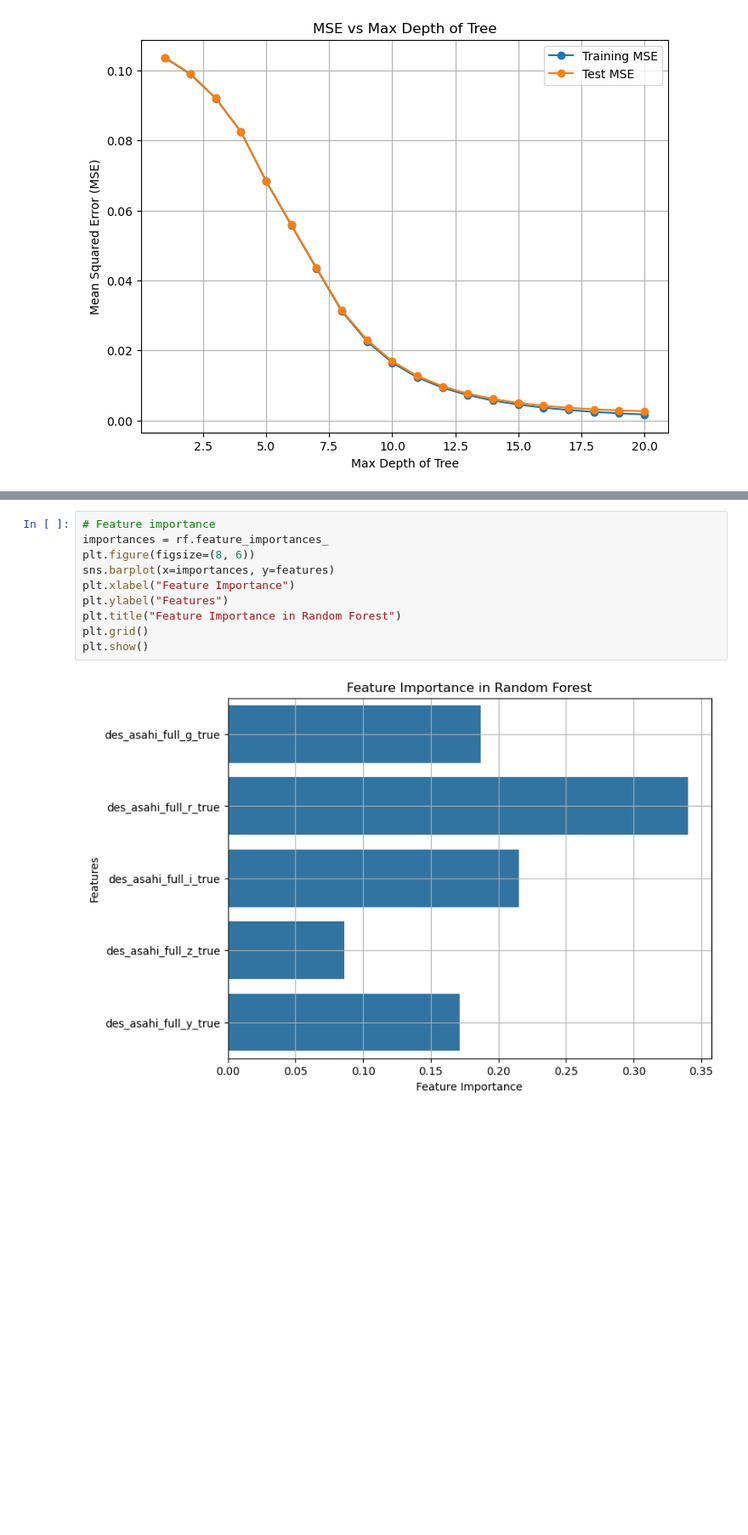
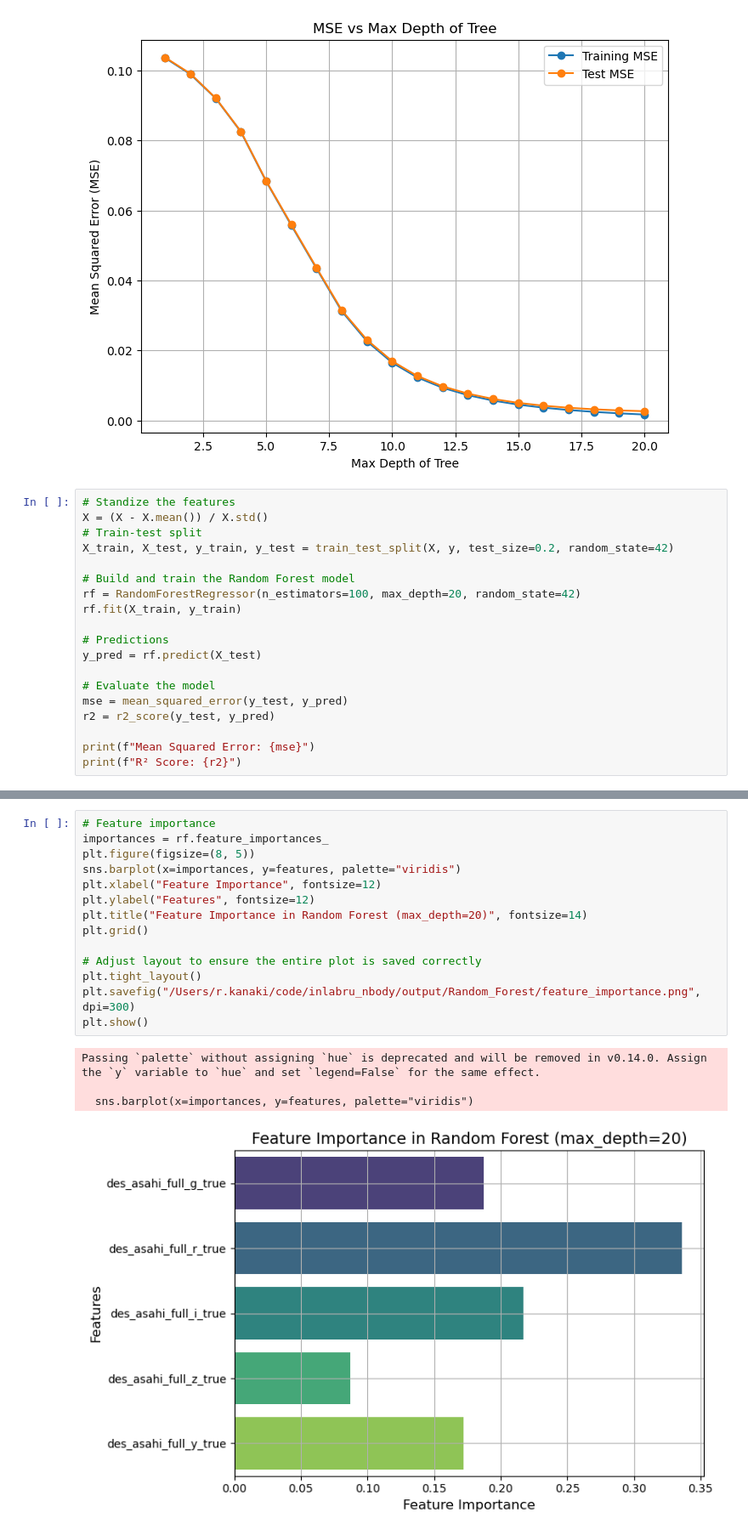
Before and after one commit to Rintaro0406/inlabru_nbody, a Jupyter notebook: notebooks/micecat2_random_forest_photoz.ipynb, the cells around one changed output, grey strips where cells are left out. Shown at 85% size. Cells and saved outputs as stored; diff of their text form; blank space fills up the shorter version.

```diff
--- a/notebooks/micecat2_random_forest_photoz.ipynb
+++ b/notebooks/micecat2_random_forest_photoz.ipynb
@@ -179,3 +179,22 @@ plt.savefig("/Users/r.kanaki/code/inlabru_nbody/output/Random_Forest/MSE_vs_Max_
 plt.show()
 # %% [output]
 [figure]
+# %%
+# Standize the features
+X = (X - X.mean()) / X.std()
+# Train-test split
+X_train, X_test, y_train, y_test = train_test_split(X, y, test_size=0.2, random_state=42)
+
+# Build and train the Random Forest model
+rf = RandomForestRegressor(n_estimators=100, max_depth=20, random_state=42)
+rf.fit(X_train, y_train)
+
+# Predictions
+y_pred = rf.predict(X_test)
+
+# Evaluate the model
+mse = mean_squared_error(y_test, y_pred)
+r2 = r2_score(y_test, y_pred)
+
+print(f"Mean Squared Error: {mse}")
+print(f"R² Score: {r2}")
@@ -208,15 +233,22 @@ plt.show()
 # %%
 # Feature importance
 importances = rf.feature_importances_
-plt.figure(figsize=(8, 6))
-sns.barplot(x=importances, y=features)
-plt.xlabel("Feature Importance")
-plt.ylabel("Features")
-plt.title("Feature Importance in Random Forest")
+plt.figure(figsize=(8, 5))
+sns.barplot(x=importances, y=features, palette="viridis")
+plt.xlabel("Feature Importance", fontsize=12)
+plt.ylabel("Features", fontsize=12)
+plt.title("Feature Importance in Random Forest (max_depth=20)", fontsize=14)
 plt.grid()
+
+# Adjust layout to ensure the entire plot is saved correctly
+plt.tight_layout()
+plt.savefig("/Users/r.kanaki/code/inlabru_nbody/output/Random_Forest/feature_importance.png", dpi=300)
 plt.show()
 # %% [output]
+Passing `palette` without assigning `hue` is deprecated and will be removed in v0.14.0. Assign the `y` variable to `hue` and set `legend=False` for the same effect.
+
+  sns.barplot(x=importances, y=features, palette="viridis")
-[figure, old version]
+[figure, new version]
 # %%
 # Heatmap of predictions vs true values (for density visualization)
 plt.figure(figsize=(8, 6))
```
Also changed, not shown: parts of 4 cells of this notebook, 4 other files.
